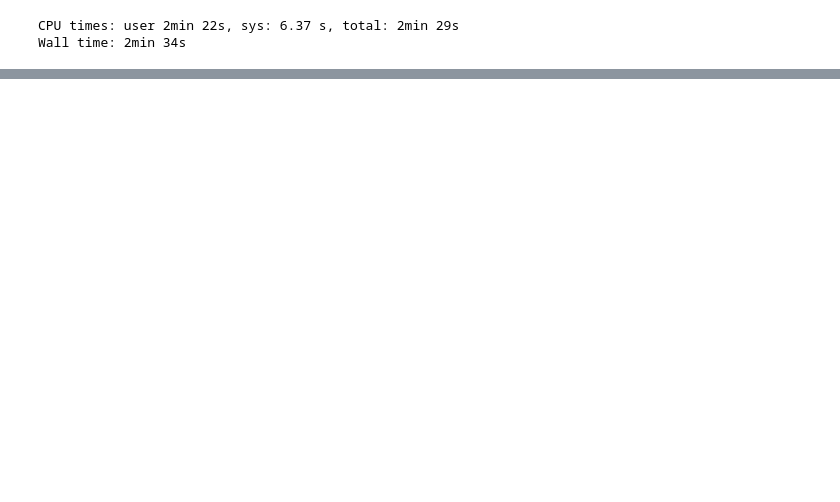
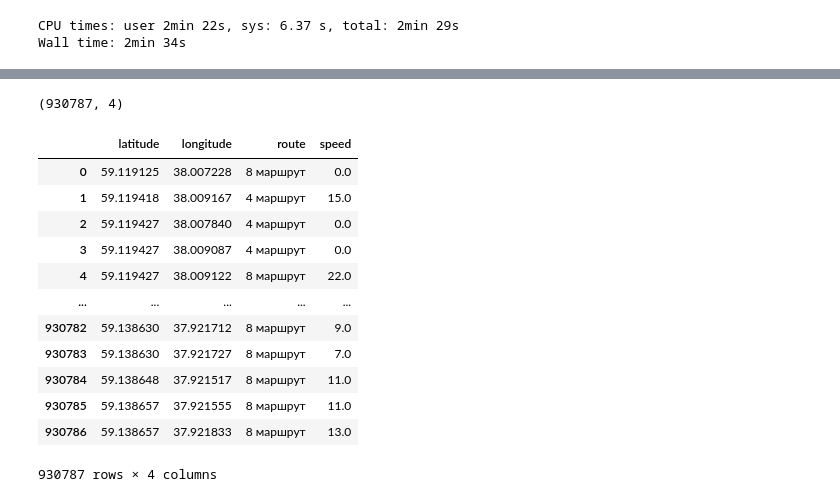
Before and after one commit to k0rsakov/transport_research_in_Cherepovets, a Jupyter notebook: notebooks/research.ipynb, the cells around one changed output, grey strips where cells are left out. Drawn from its saved outputs; the diff is of its cells as text; code cells hidden in the pictures; blank space fills up the shorter version.

```diff
--- a/notebooks/research.ipynb
+++ b/notebooks/research.ipynb
@@ -85,0 +136,13 @@ Wall time: 2min 34s
+# %%
+df_agg = df.groupby(['latitude','longitude','route']).agg({
+    'speed': np.median
+})
+
+df_agg.reset_index(inplace=True)
+
+df_agg.shape
+# %% [output]
+(930787, 4)
+# %%
+# df_agg.route =
+df_agg.route += ' маршрут'
@@ -85,0 +153,16 @@ Wall time: 2min 34s
+# %%
+df_agg
+# %% [output]
+|  | latitude | longitude | route | speed |
+| 0 | 59.119125 | 38.007228 | 8 маршрут | 0.0 |
+| 1 | 59.119418 | 38.009167 | 4 маршрут | 15.0 |
+| 2 | 59.119427 | 38.007840 | 4 маршрут | 0.0 |
+| 3 | 59.119427 | 38.009087 | 4 маршрут | 0.0 |
+| 4 | 59.119427 | 38.009122 | 8 маршрут | 22.0 |
+| ... | ... | ... | ... | ... |
+| 930782 | 59.138630 | 37.921712 | 8 маршрут | 9.0 |
+| 930783 | 59.138630 | 37.921727 | 8 маршрут | 7.0 |
+| 930784 | 59.138648 | 37.921517 | 8 маршрут | 11.0 |
+| 930785 | 59.138657 | 37.921555 | 8 маршрут | 11.0 |
+| 930786 | 59.138657 | 37.921833 | 8 маршрут | 13.0 |
+930787 rows × 4 columns
```
Also changed, not shown: parts of 36 cells of this notebook, 3 other files.
